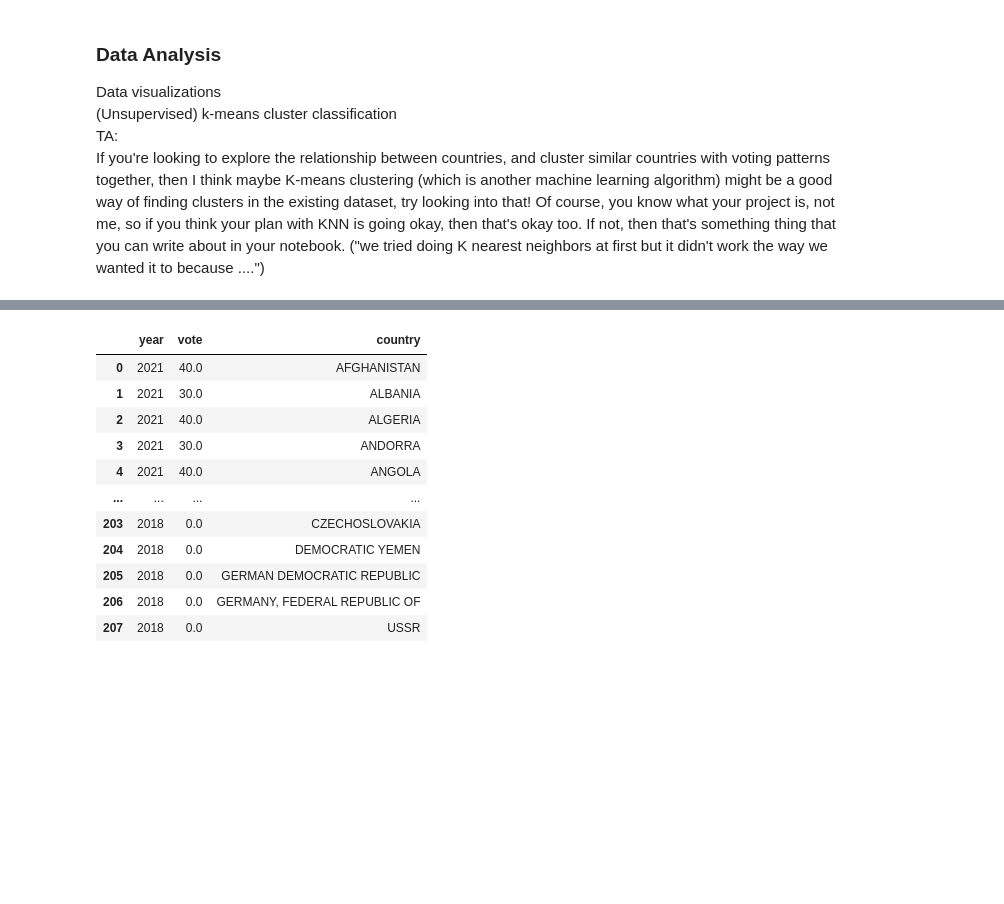
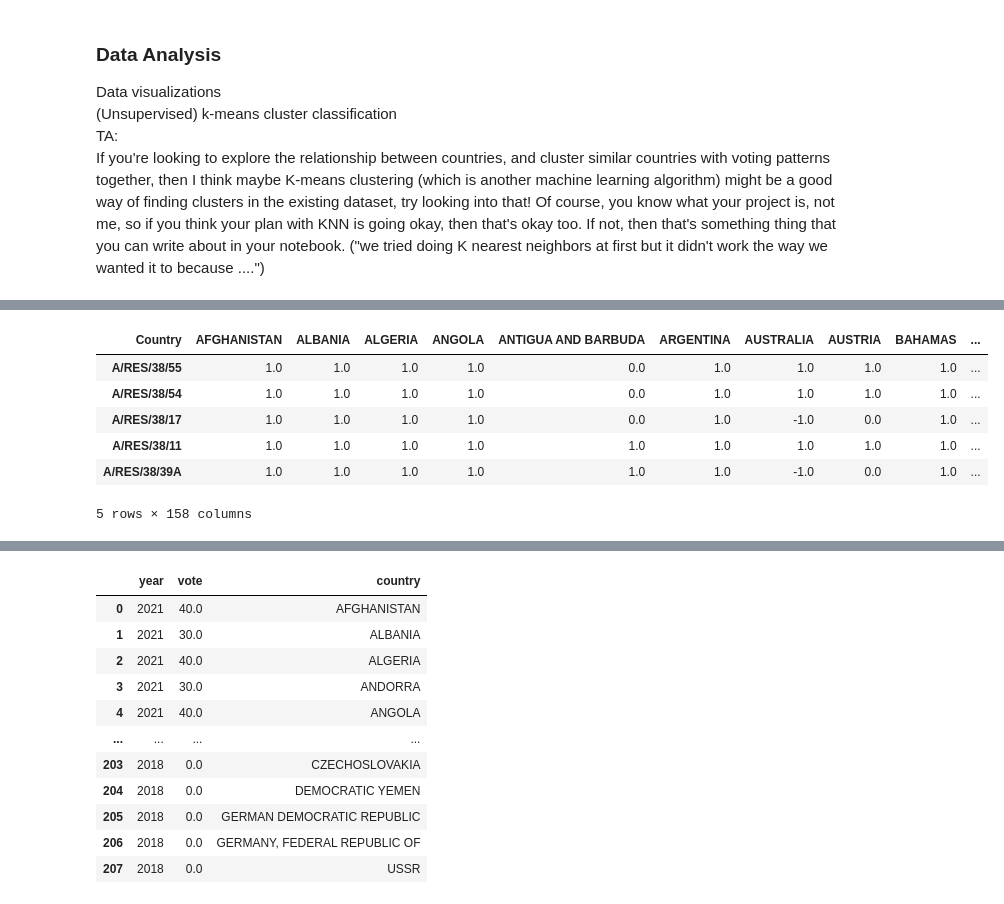
Before and after one commit to lbrown98/un-voting-patterns, a Jupyter notebook: k-means_cluster_analysis.ipynb, the cells around one changed output, grey strips where cells are left out. Cells and saved outputs as stored; diff of their text form; code cells hidden in the pictures; blank space fills up the shorter version.

```diff
--- a/k-means_cluster_analysis.ipynb
+++ b/k-means_cluster_analysis.ipynb
@@ -33,0 +55,36 @@ votes_df = pd.read_csv('all_voting_data.csv')
+# %%
+def chunkTodf(chunk):
+    chosen_res = chunk['Resolution ID']
+    df_ = pd.DataFrame()
+
+    df_.insert(loc=0, column='Country', value = votes_df['country'])
+    col_count = 1
+    for res in chosen_res:
+        each_res_vote = votes_df[res].tolist()
+        df_.insert(loc=col_count, column= res, value = each_res_vote)
+        col_count = col_count + 1
+
+#   TODO: DECIDE HOW TO HANDLE NP ***** dropped NaN
+    df_ = df_.replace('Y', 1).replace('N', 0).replace('A', 0).replace('NP', 0)
+    # df1983 = df1983.fillna(0)
+    df_ = df1983.dropna()
+    return df_
+
+#create dataframe for each 5 year chunk
+df1983 = chunkTodf(chunk1983)
+df1988 = chunkTodf(chunk1988)
+df1993 = chunkTodf(chunk1993)
+df1998 = chunkTodf(chunk1998)
+df2003 = chunkTodf(chunk2003)
+df2008 = chunkTodf(chunk2008)
+df2013 = chunkTodf(chunk2013)
+df2018 = chunkTodf(chunk2018)
+df2018.head()
+# %% [output]
+| Country | AFGHANISTAN | ALBANIA | ALGERIA | ANGOLA | ANTIGUA AND BARBUDA | ARGENTINA | AUSTRALIA | AUSTRIA | BAHAMAS | ... |
+| A/RES/38/55 | 1.0 | 1.0 | 1.0 | 1.0 | 0.0 | 1.0 | 1.0 | 1.0 | 1.0 | ... |
+| A/RES/38/54 | 1.0 | 1.0 | 1.0 | 1.0 | 0.0 | 1.0 | 1.0 | 1.0 | 1.0 | ... |
+| A/RES/38/17 | 1.0 | 1.0 | 1.0 | 1.0 | 0.0 | 1.0 | -1.0 | 0.0 | 1.0 | ... |
+| A/RES/38/11 | 1.0 | 1.0 | 1.0 | 1.0 | 1.0 | 1.0 | 1.0 | 1.0 | 1.0 | ... |
+| A/RES/38/39A | 1.0 | 1.0 | 1.0 | 1.0 | 1.0 | 1.0 | -1.0 | 0.0 | 1.0 | ... |
+5 rows × 158 columns
```
Also changed, not shown: parts of 18 cells of this notebook.
